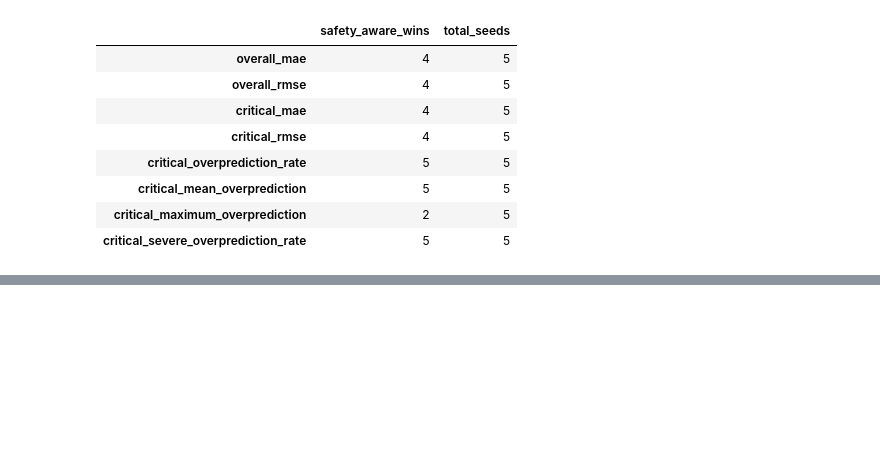
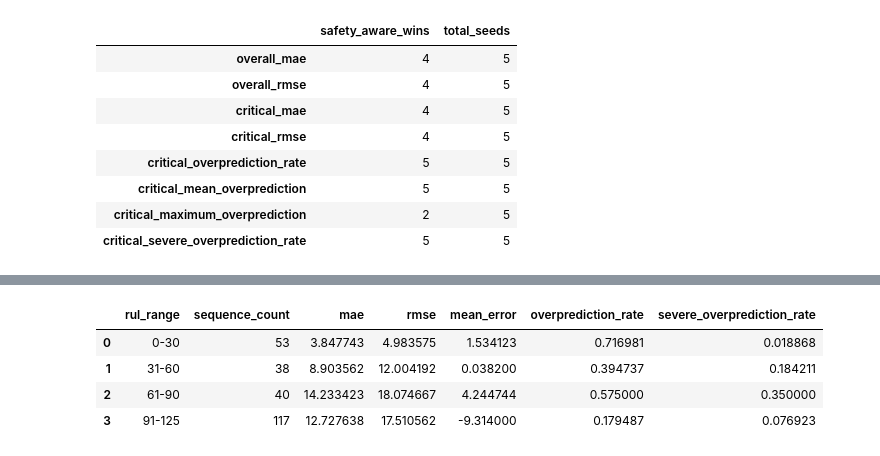
Before and after one commit to iamprakhar10/aircraft-rul-predictor, a Jupyter notebook: notebooks/03_fd004.ipynb, the cells around one changed output, grey strips where cells are left out. Saved outputs shown, nothing was run; the diff lists cells and outputs as text; code cells hidden in the pictures; blank space fills up the shorter version.

Commit message:
Saved models and important results

```diff
--- a/notebooks/03_fd004.ipynb
+++ b/notebooks/03_fd004.ipynb
@@ -3133,0 +3774,77 @@ display(
+# %%
+# ============================================================
+# Evaluate official FD004 test set
+# ============================================================
+
+X_test_fd004_tensor = torch.tensor(
+    X_test_fd004,
+    dtype=torch.float32,
+)
+
+final_test_results_fd004 = evaluate_model(
+    final_model_fd004,
+    X_test_fd004_tensor,
+    y_test_fd004_capped,
+    device=DEVICE,
+)
+
+
+final_test_safety_metrics_fd004 = (
+    calculate_safety_metrics(
+        y_test_fd004_capped,
+        final_test_results_fd004[
+            "predictions"
+        ],
+        critical_rul=30,
+        severe_error_threshold=10,
+    )
+)
+
+
+final_test_range_metrics_fd004 = (
+    calculate_rul_range_metrics(
+        y_test_fd004_capped,
+        final_test_results_fd004[
+            "predictions"
+        ],
+        severe_error_threshold=10,
+    )
+)
+
+
+print()
+print("FINAL OFFICIAL FD004 TEST RESULTS")
+print("---------------------------------")
+
+print(
+    "MAE:",
+    f"{final_test_results_fd004['mae']:.2f}",
+)
+
+print(
+    "MSE:",
+    f"{final_test_results_fd004['mse']:.2f}",
+)
+
+print(
+    "RMSE:",
+    f"{final_test_results_fd004['rmse']:.2f}",
+)
+
+print()
+print("Critical-region safety metrics:")
+
+display(
+    pd.Series(
+        final_test_safety_metrics_fd004,
+        name="Official FD004 test",
+    ).to_frame()
+)
+
+print()
+print("Metrics by actual-RUL range:")
+
+display(
+    final_test_range_metrics_fd004
+)
+# %% [output]
@@ -3133,0 +3869,5 @@ display(
+|  | rul_range | sequence_count | mae | rmse | mean_error | overprediction_rate | severe_overprediction_rate |
+| 0 | 0-30 | 53 | 3.847743 | 4.983575 | 1.534123 | 0.716981 | 0.018868 |
+| 1 | 31-60 | 38 | 8.903562 | 12.004192 | 0.038200 | 0.394737 | 0.184211 |
+| 2 | 61-90 | 40 | 14.233423 | 18.074667 | 4.244744 | 0.575000 | 0.350000 |
+| 3 | 91-125 | 117 | 12.727638 | 17.510562 | -9.314000 | 0.179487 | 0.076923 |
```
Also changed, not shown: parts of 22 cells of this notebook, 5 other files.
